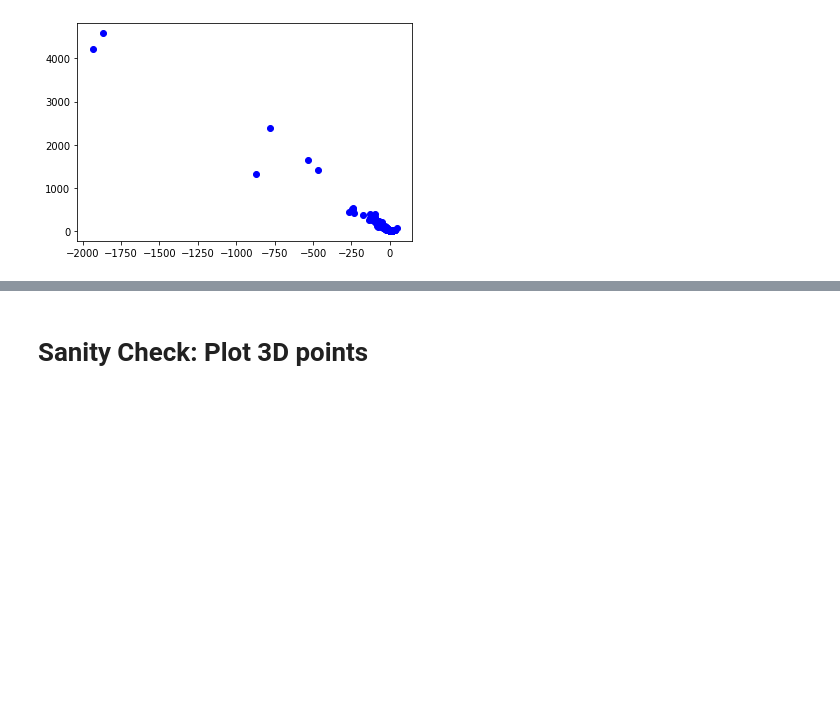
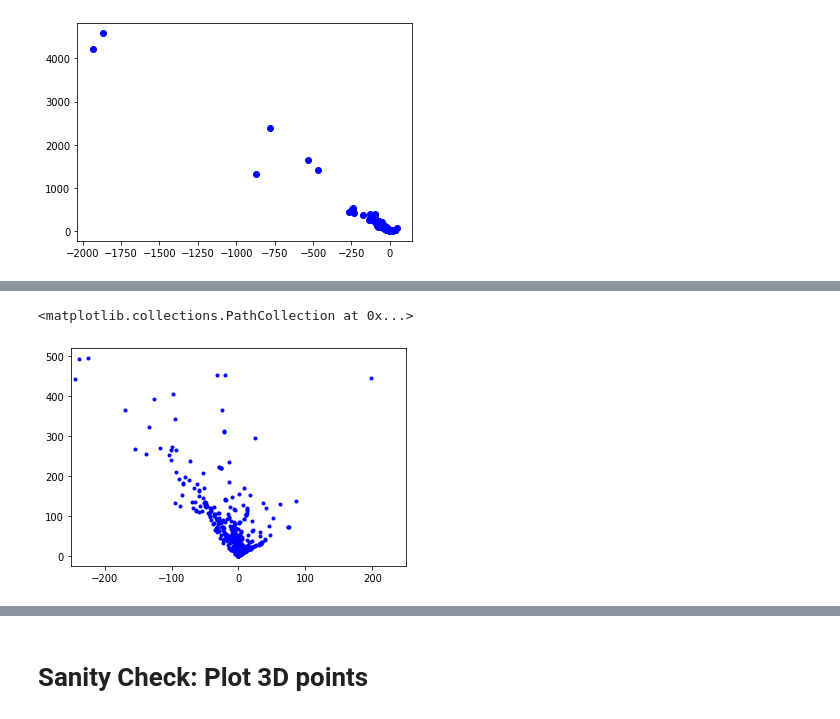
Before and after one commit to sakshikakde/SFM, a Jupyter notebook: Code/wrapper_sakshi_old.ipynb, the cells around one changed output, grey strips where cells are left out. Drawn from its saved outputs; the diff is of its cells as text; code cells hidden in the pictures; blank space fills up the shorter version.

```diff
--- a/Code/wrapper_sakshi_old.ipynb
+++ b/Code/wrapper_sakshi_old.ipynb
@@ -807,0 +900,20 @@ appended  788  points between  4  and  5
+# %%
+# before bundle adjustment
+
+X_found[X_all[:,2] < 0] = 0
+X_found[X_all[:,2] > 500] = 0
+feature_idx = np.where(X_found[:, 0])
+X = X_all[feature_idx]
+fig = plt.figure()
+x = X[:,0]
+z = X[:,2]
+# x[(x < -500) | (x > 500)] = 0
+# z[(z <= 0) | (z > 500)] = 0
+# plt.axis('square')
+plt.xlim(-250,  250)
+# plt.axes().set_aspect('equal')
+
+plt.scatter(x, z, marker = '.', color = 'blue', linewidths=1)
+# %% [output]
+<matplotlib.collections.PathCollection at 0x...>
+[figure, added]
```
Also changed, not shown: parts of 12 cells of this notebook, 1 other file.
